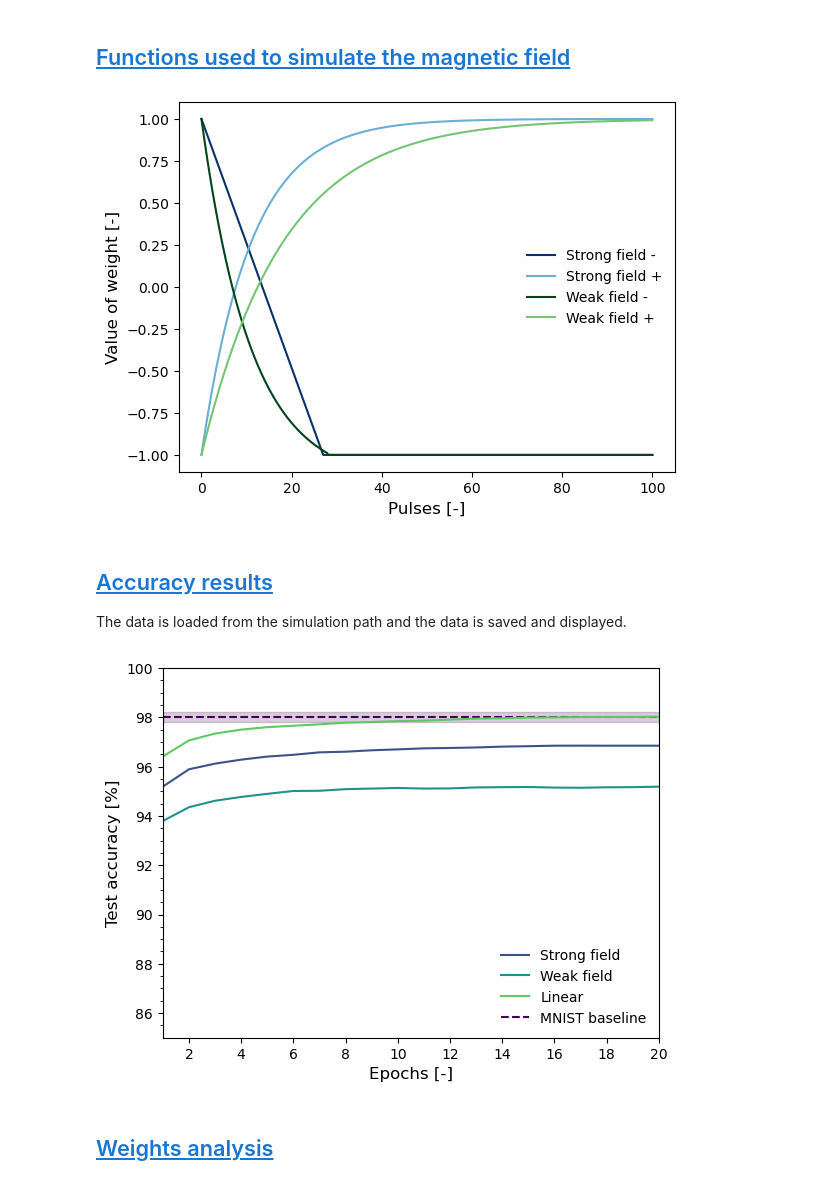
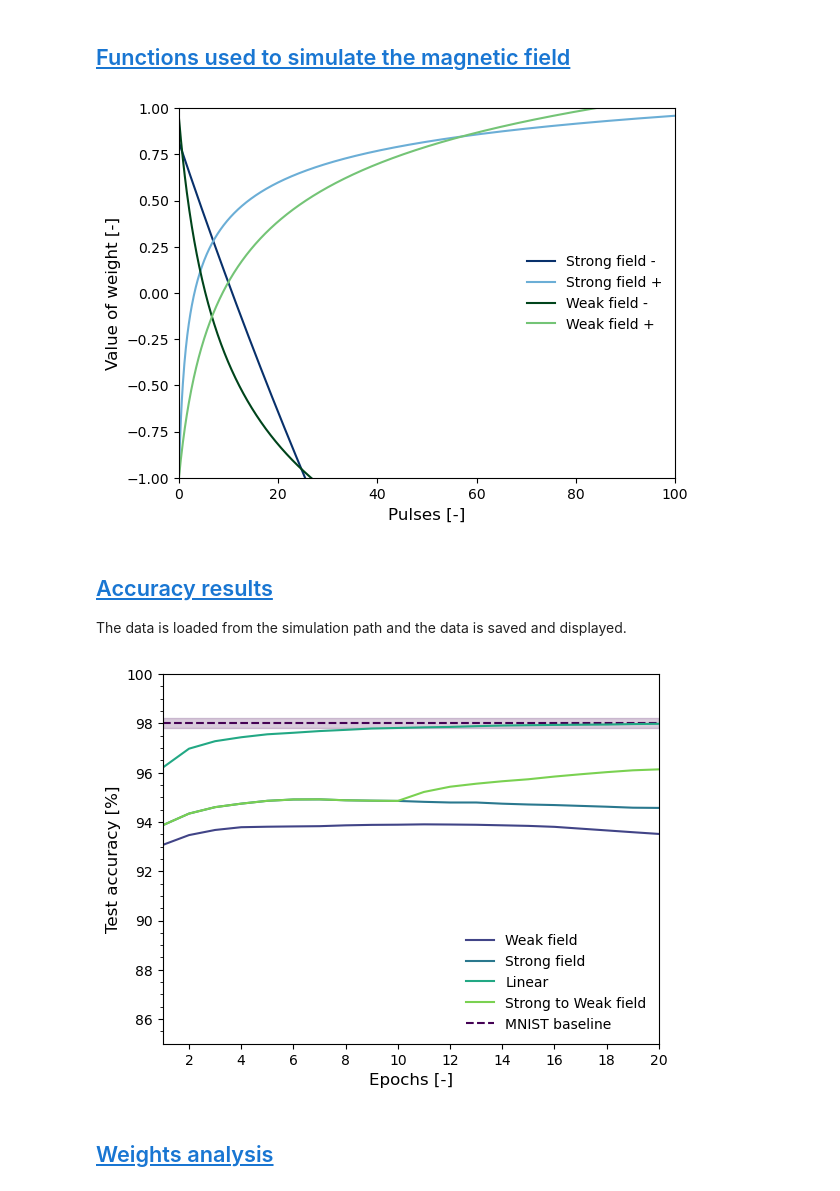
Before and after one commit to kellian-cottart/magnetoionic-simulations, a Jupyter notebook: magnetoionic-figures.ipynb, the cells around one changed output. Drawn from its saved outputs; the diff is of its cells as text; code cells hidden in the pictures.

```diff
--- a/magnetoionic-figures.ipynb
+++ b/magnetoionic-figures.ipynb
@@ -30,28 +30,35 @@ os.makedirs(graph_folder, exist_ok=True)
 ## <a id='toc1_1_'></a>[Functions used to simulate the magnetic field](#toc0_)
 # %%
 scale = 1
-f_strong_minus = lambda x: ((-2*(1/27)*x + 2) * ((x < 27).float()) -1)*scale
-f_strong_plus = lambda x: (1 - 2*torch.exp(-x/11))*scale
-f_weak_minus = lambda x: ((2.16*torch.exp(-x/11) - 0.16)* ((x < 28).float()) -1)*scale
-f_weak_plus = lambda x: (1 - 2*torch.exp(-x/18))*scale
+f_strong_minus = lambda x: scale * (2*(-24.77 * \
+                torch.log(0.287*torch.log(x+128))+9.11)-1)
+f_strong_plus = lambda x: scale * (2*(0.443 * \
+                torch.log(2.53*torch.log(x+1.66)) - 0.11)-1)
+
+f_weak_minus = lambda x: scale * \
+                (-2.56*torch.log(0.997*torch.log(x+5.02)) + 2.166)
+f_weak_plus = lambda x: scale * \
+                (1.8132 * torch.log(1.176*torch.log(x+4.42))-2.014)
 # plot all functions
 fig, ax = plt.subplots()
 x = torch.linspace(0, 100, 1000)
 shades_blue = plt.get_cmap('Blues_r', 3)
 shades_green = plt.get_cmap('Greens_r', 3)
 ax.plot(x, f_strong_minus(x), label="Strong field -", color=shades_blue(0))
 ax.plot(x, f_strong_plus(x), label="Strong field +", color=shades_blue(1))
 ax.plot(x, f_weak_minus(x), label="Weak field -", color=shades_green(0))
 ax.plot(x, f_weak_plus(x), label="Weak field +", color=shades_green(1))
 ax.legend(loc='center right', fontsize=10, frameon=False)
 ax.set_xlabel("Pulses [-]", fontsize=12)
 ax.set_ylabel("Value of weight [-]", fontsize=12)
 # export
 name = "weight-evolution-" + GRAPHS_ID
+ax.set_ylim(-scale, scale)
+ax.set_xlim(0, 100)
 fig.savefig(f"{graph_folder}/{name}.pdf", bbox_inches='tight')
 fig.savefig(f"{graph_folder}/{name}.svg", bbox_inches='tight')
 # %% [output]
-[figure, old version]
+[figure, new version]
 # %% [markdown]
 ## <a id='toc1_2_'></a>[Accuracy results](#toc0_)
 
@@ -80,7 +88,7 @@ palette = plt.get_cmap('viridis', len(models)+2)
 ax.hlines(98, 1, 20, color=palette(0), linestyle='--', label="MNIST baseline")
 ax.fill_between([1, 20], 97.8, 98.2, alpha=0.2, color=palette(0))
 # compare models
-names = ["Strong field", "Weak field", "Linear"]
+names = ["Weak field", "Strong field",  "Linear", "Strong to Weak field"]
 for i, model in enumerate(models):
     mean = torch.mean(model, dim=0)
     std = torch.std(model, dim=0)
@@ -103,7 +111,7 @@ name = "weak-vs-strong-" + GRAPHS_ID
 fig.savefig(f"{graph_folder}/{name}.pdf", bbox_inches='tight')
 fig.savefig(f"{graph_folder}/{name}.svg", bbox_inches='tight')
 # %% [output]
-[figure, old version]
+[figure, new version]
 # %% [markdown]
 ## <a id='toc1_3_'></a>[Weights analysis](#toc0_)
 # %%
```
Also changed, not shown: parts of 6 cells of this notebook, 3 other files.
